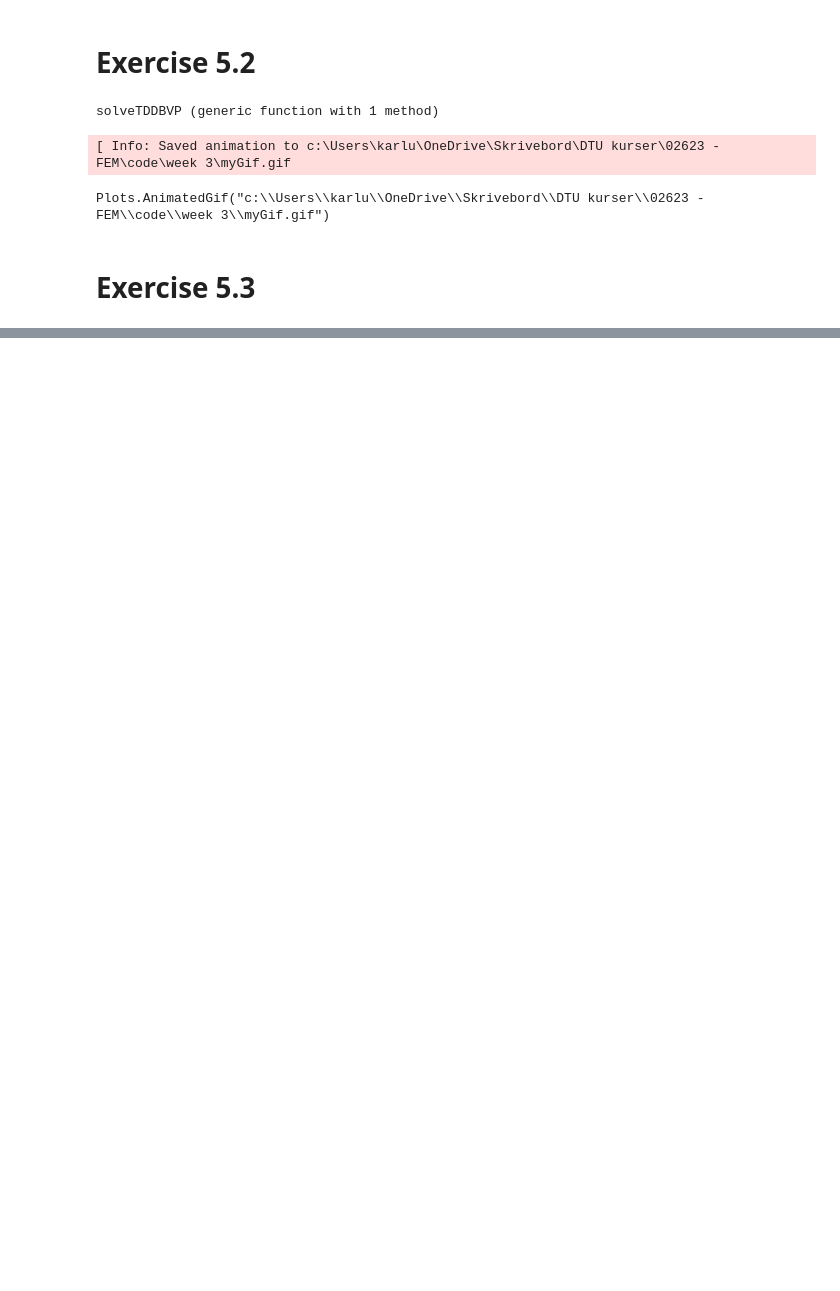
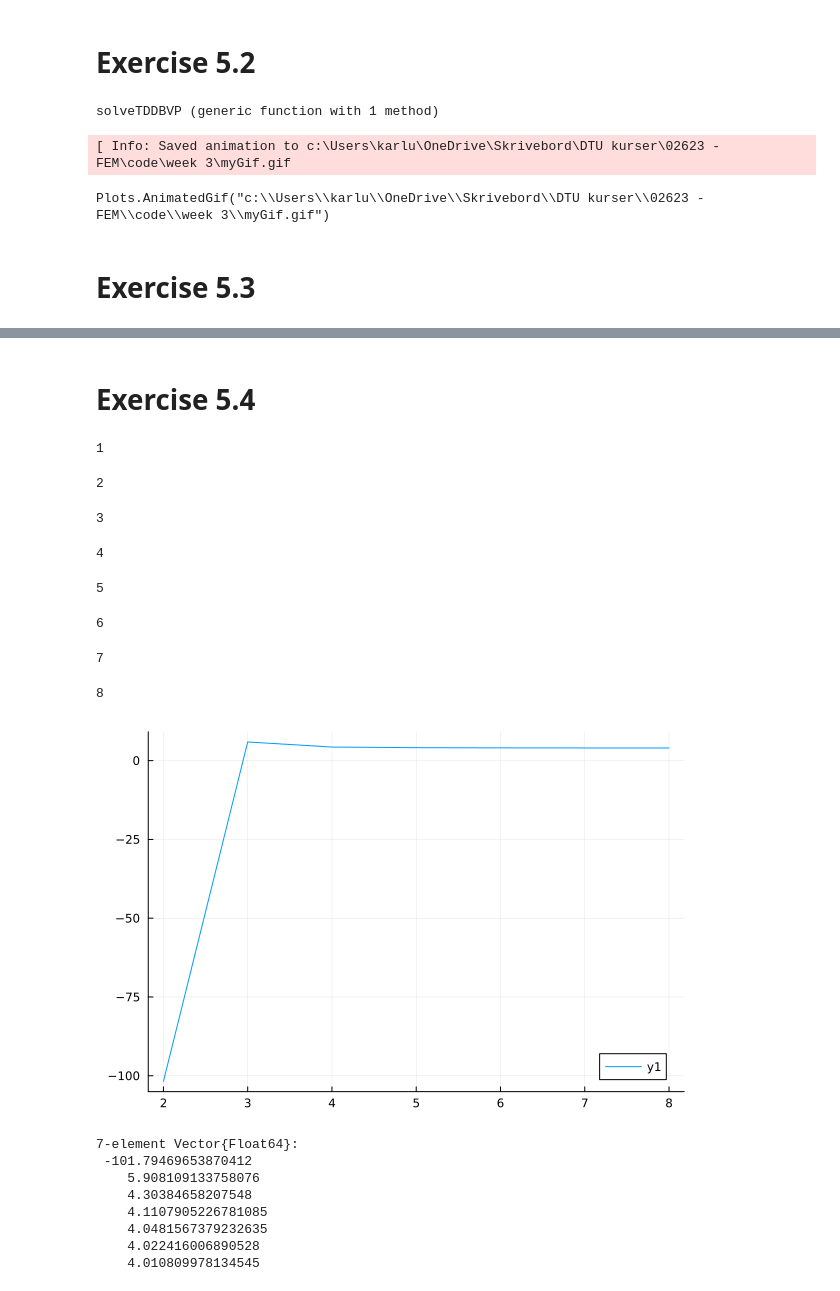
Before and after one commit to jkbch/FEM, a Jupyter notebook: week 3/bavian.ipynb, the cells around one changed output, grey strips where cells are left out. Saved outputs shown, nothing was run; the diff lists cells and outputs as text; code cells hidden in the pictures; blank space fills up the shorter version.

```diff
--- a/week 3/bavian.ipynb
+++ b/week 3/bavian.ipynb
@@ -300,7 +300,6 @@ for p in 0:P
     for i in 1:div(t,dt)
         uhat = solveTDDBVP(R,S,uhat)
     end
-    display(uhat)
     uhats[:,p+1] = uhat
     if p>=2
         qp[p-1] = log2(maximum(abs, (uhats[:,p-1]-uhats[:,p]))/maximum(abs, (uhats[:,p]-uhats[:,p+1])))
@@ -308,6 +307,5 @@ for p in 0:P
 end
 
 display(plot(2:P,qp))
-display(qp)
 # %% [output]
 [figure]
@@ -331,0 +312,53 @@ display(qp)
+# %% [markdown]
+# Exercise 5.4
+# %%
+theta = 0.5
+t = 1.0
+P = 7
+uhats = Vector{Vector{Float64}}()
+uanals = Vector{Vector{Float64}}()
+qp = zeros(P-1)
+
+for p in 1:P
+    display(p)
+    noelms1 = noelms2 = Int(2^p-1)
+    dt = t/(2^p)
+    VX, VY = xy(x0, y0, L1, L2, noelms1, noelms2)
+    EToV = conelmtab(noelms1, noelms2)
+    bnodes = constructBnodes(VX, VY, tol, distD)
+    uhat = g.(VX, VY)
+    R, S, b = assembly(VX, VY, EToV, lam1, lam2, qt.(VX, VY), ct.(VX,VY))
+    R, S, b, d = dirbc(bnodes, f.(VX,VY), R, S, b)
+    R, S = updateRandS(R,S,dt,theta)
+    R = Symmetric(R)
+    S = Symmetric(S)
+    for i in 1:div(t,dt)
+        uhat = solveTDDBVP(R,S,uhat)
+    end
+    push!(uhats,uhat)
+    push!(uanals,u.(VX,VY,t))
+    if p>=2
+        qp[p-1] = log2(maximum(abs, (uhats[p-1]-uanals[p-1]))/maximum(abs, (uhats[p]-uanals[p])))
+    end
+end
+
+display(plot(2:P,qp))
+display(qp)
+# %% [output]
+1
+2
+3
+4
+5
+6
+7
+8
+[figure, added]
+7-element Vector{Float64}:
+ -101.79469653870412
+    5.908109133758076
+    4.30384658207548
+    4.1107905226781085
+    4.0481567379232635
+    4.022416006890528
+    4.010809978134545
```
Also changed, not shown: parts of 2 cells of this notebook.
